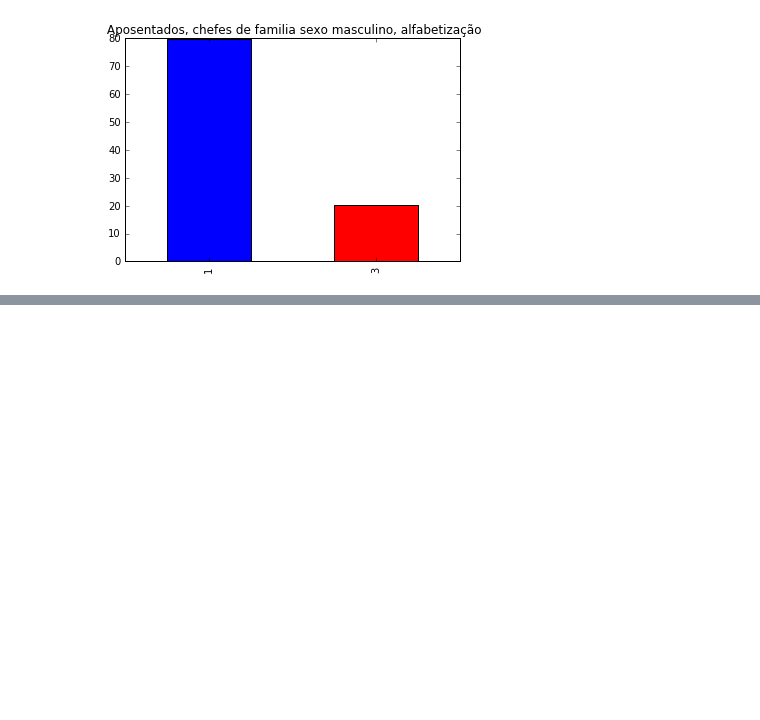
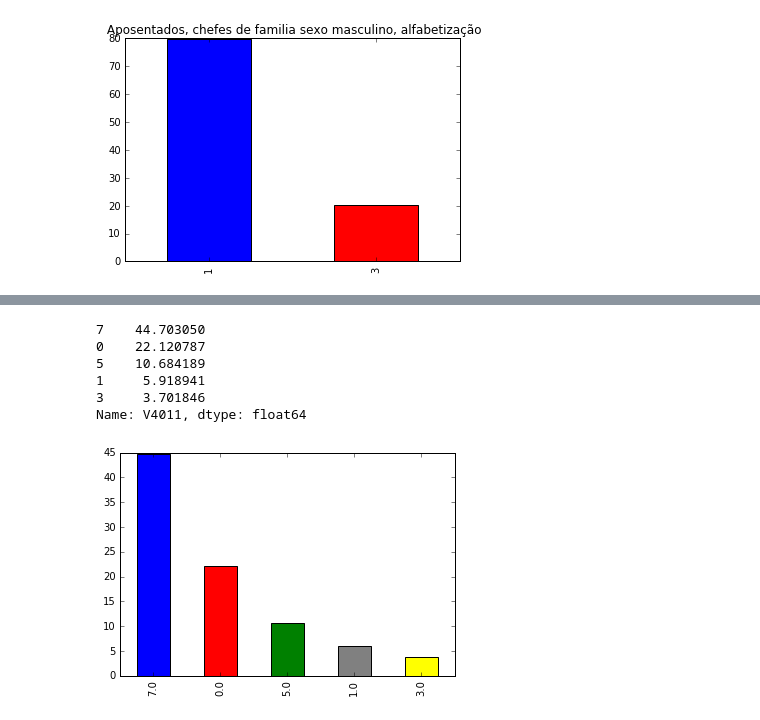
Before and after one commit to JoaoRezende/CD, a Jupyter notebook: Projeto1/Untitled.ipynb, the cells around one changed output, grey strips where cells are left out. Saved outputs shown, nothing was run; the diff lists cells and outputs as text; code cells hidden in the pictures; blank space fills up the shorter version.

```diff
--- a/Projeto1/Untitled.ipynb
+++ b/Projeto1/Untitled.ipynb
@@ -53,0 +72,12 @@ alfabetizacao2.plot(kind='bar', color=('blue', 'red'), legend=False, title=' Apo
+# %%
+estadcivil = (feminino.V4011.value_counts(True)*100)
+estadcivil.plot(kind = 'bar', color=('blue', 'red', 'green', 'grey', 'yellow'))
+estadcivil
+# %% [output]
+7    44.703050
+0    22.120787
+5    10.684189
+1     5.918941
+3     3.701846
+Name: V4011, dtype: float64
+[figure, added]
```
Also changed, not shown: parts of 5 cells of this notebook, 1 other file.
